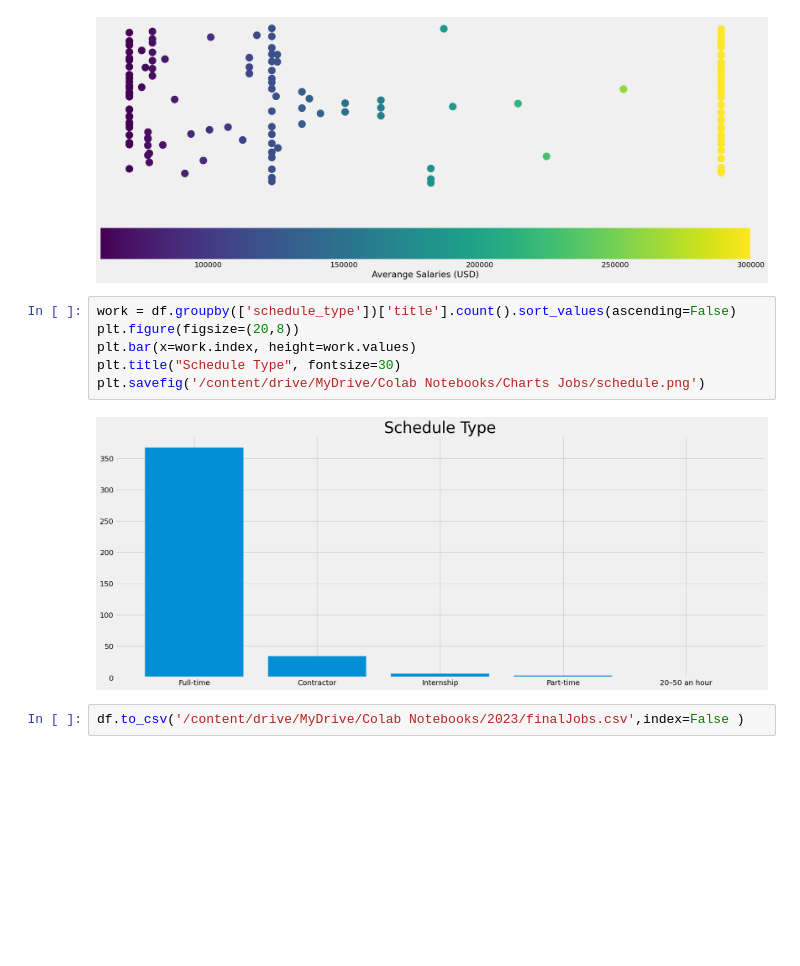
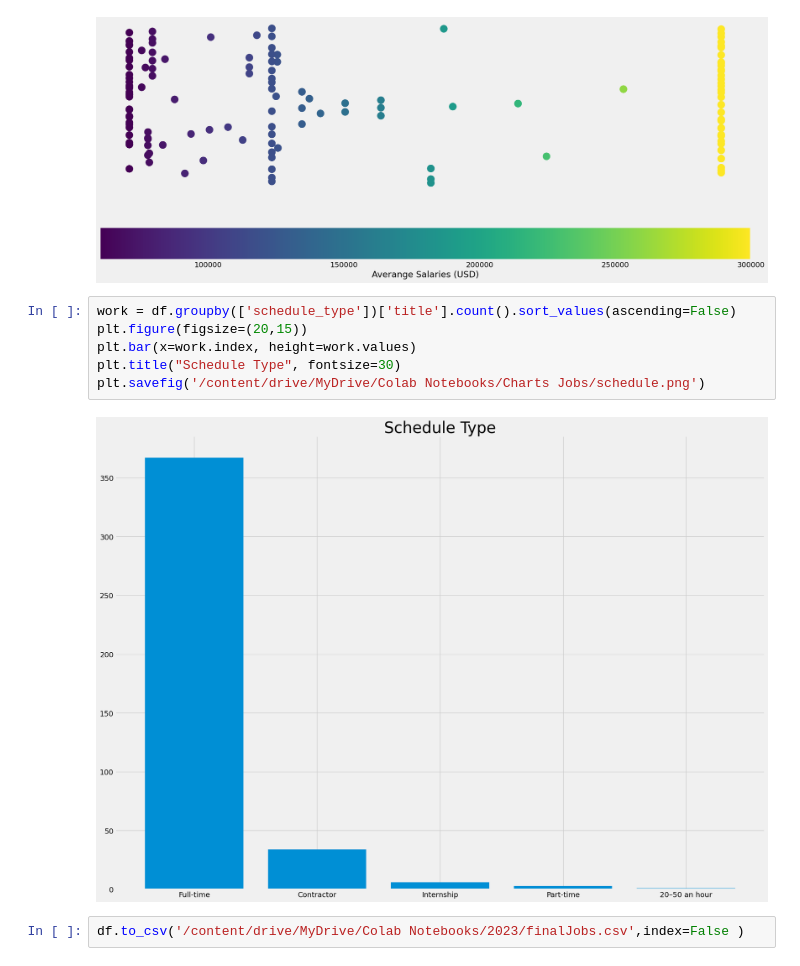
Before and after one commit to danielrodriguez007/Data_Analysis, a Jupyter notebook: Project_Search.ipynb, the cells around one changed output. Drawn from its saved outputs; the diff is of its cells as text; blank space fills up the shorter version.

```diff
--- a/Project_Search.ipynb
+++ b/Project_Search.ipynb
@@ -405,12 +405,12 @@ plt.savefig('/content/drive/MyDrive/Colab Notebooks/Charts Jobs/AvgSalaries.png'
 [figure]
 # %%
 work = df.groupby(['schedule_type'])['title'].count().sort_values(ascending=False)
-plt.figure(figsize=(20,8))
+plt.figure(figsize=(20,15))
 plt.bar(x=work.index, height=work.values)
 plt.title("Schedule Type", fontsize=30)
 plt.savefig('/content/drive/MyDrive/Colab Notebooks/Charts Jobs/schedule.png')
 # %% [output]
-[figure, old version]
+[figure, new version]
 # %%
 df.to_csv('/content/drive/MyDrive/Colab Notebooks/2023/finalJobs.csv',index=False )
 # %% [markdown]
```
Also changed, not shown: parts of 3 cells of this notebook.
